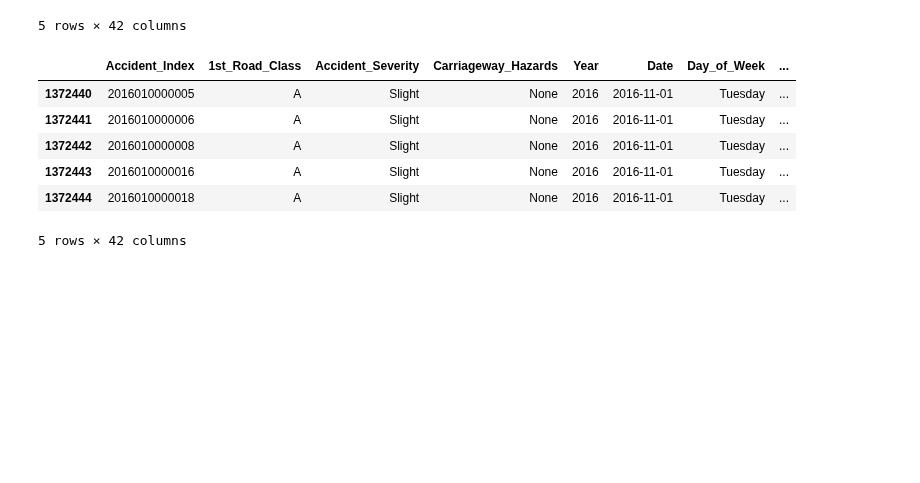
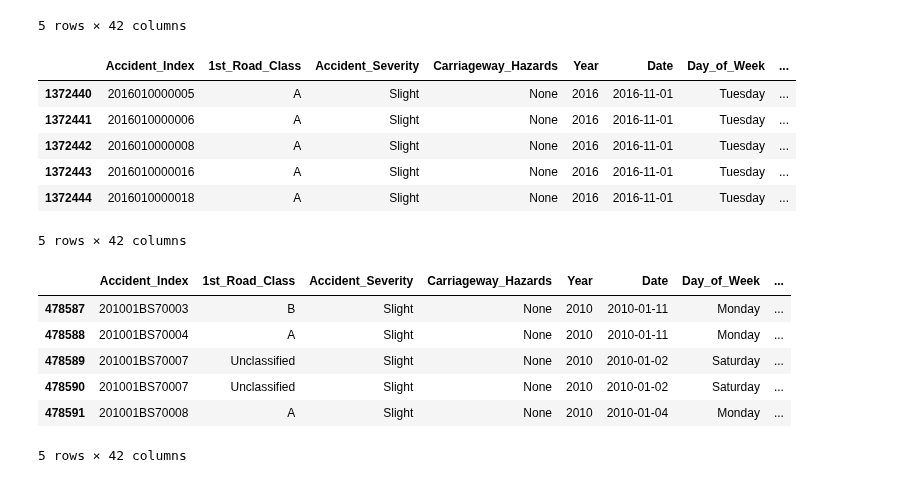
Before and after one commit to Garywtne/Team_Project_One, a Jupyter notebook: 01_data_retrieval_step_2.ipynb, the cells around one changed output. Cells and saved outputs as stored; diff of their text form; code cells hidden in the pictures; blank space fills up the shorter version.

```diff
--- a/01_data_retrieval_step_2.ipynb
+++ b/01_data_retrieval_step_2.ipynb
@@ -1283,3 +284,15 @@ df_2016.head()
 | 1372443 | 2016010000016 | A | Slight | None | 2016 | 2016-11-01 | Tuesday | ... |
 | 1372444 | 2016010000018 | A | Slight | None | 2016 | 2016-11-01 | Tuesday | ... |
 5 rows × 42 columns
+# %%
+# make data frame for each year from 2010 to 2016
+df_all = newdf1.loc[newdf1["Year"]>=2010]
+df_all.head()
+# %% [output]
+|  | Accident_Index | 1st_Road_Class | Accident_Severity | Carriageway_Hazards | Year | Date | Day_of_Week | ... |
+| 478587 | 201001BS70003 | B | Slight | None | 2010 | 2010-01-11 | Monday | ... |
+| 478588 | 201001BS70004 | A | Slight | None | 2010 | 2010-01-11 | Monday | ... |
+| 478589 | 201001BS70007 | Unclassified | Slight | None | 2010 | 2010-01-02 | Saturday | ... |
+| 478590 | 201001BS70007 | Unclassified | Slight | None | 2010 | 2010-01-02 | Saturday | ... |
+| 478591 | 201001BS70008 | A | Slight | None | 2010 | 2010-01-04 | Monday | ... |
+5 rows × 42 columns
```
Also changed, not shown: parts of 12 cells of this notebook, 4 other files.
